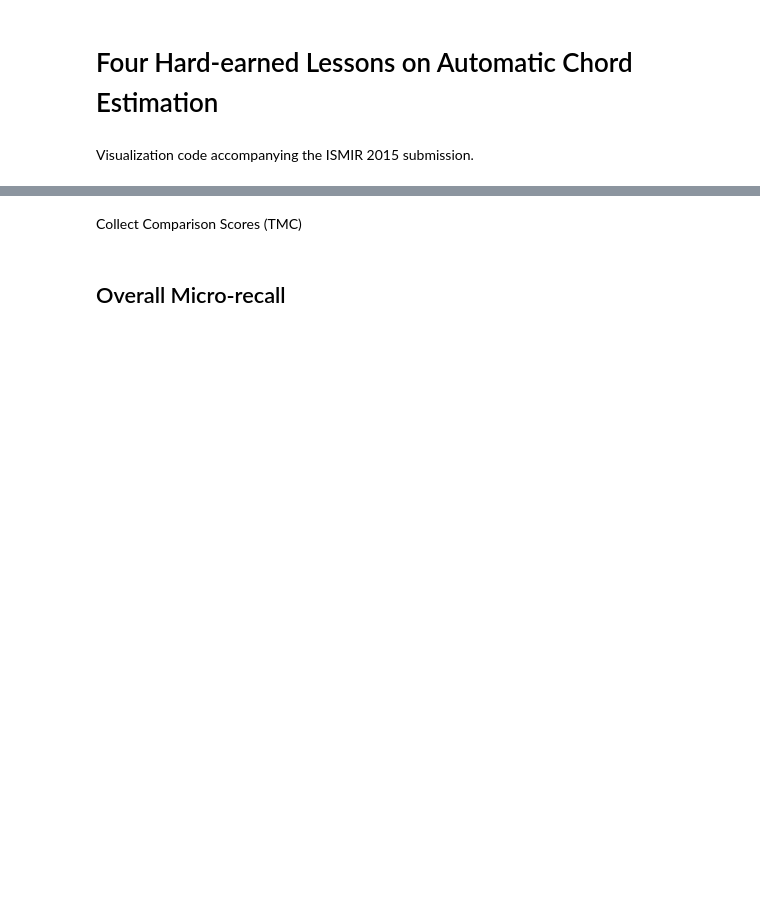
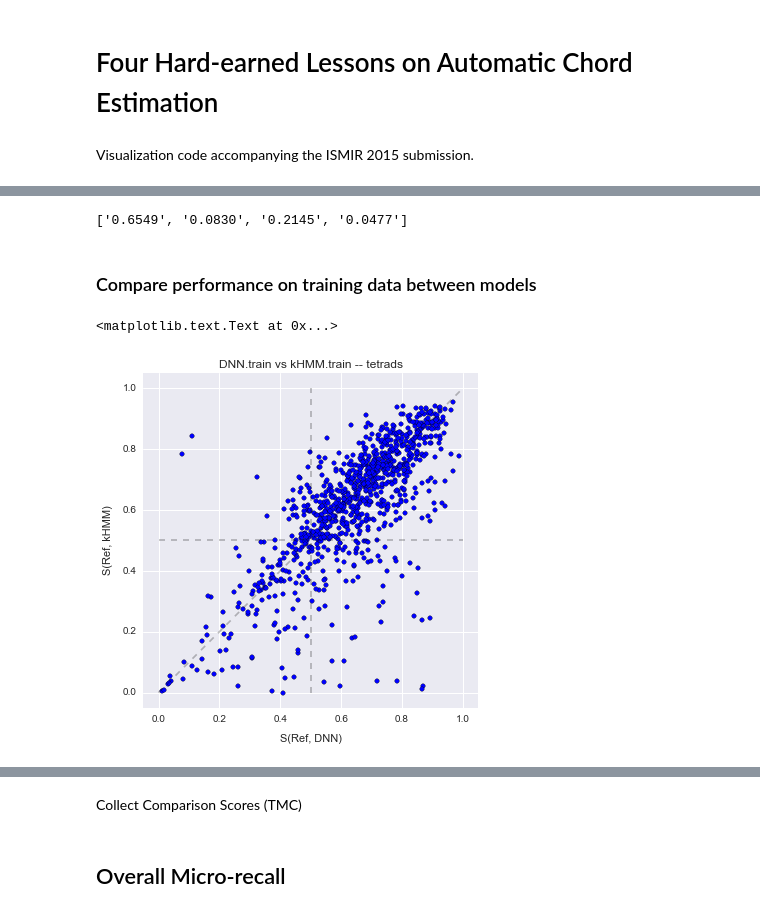
Before and after one commit to ejhumphrey/ace-lessons, a Jupyter notebook: experiments.ipynb, the cells around one changed output, grey strips where cells are left out. Cells and saved outputs as stored; diff of their text form; code cells hidden in the pictures; blank space fills up the shorter version.

```diff
--- a/experiments.ipynb
+++ b/experiments.ipynb
@@ -65,0 +56,3 @@ for si, s in enumerate(splits):
+# %%
+# Training fold 0
+all_DNN_trains[0].sort(columns=['root', 'thirds'])[:10]
@@ -65,0 +94,3 @@ for si, s in enumerate(splits):
+# %%
+# Training fold 0
+all_kHMM_trains[0].sort(columns=['root', 'thirds'])[:10]
@@ -65,0 +131,12 @@ for si, s in enumerate(splits):
+# %%
+quad1_idx = (X > 0.5) & (Y > 0.5)
+quad2_idx = (X < 0.5) & (Y > 0.5)
+quad3_idx = (X < 0.5) & (Y < 0.5)
+quad4_idx = (X > 0.5) & (Y < 0.5)
+
+print(["{0:0.4f}".format(sum(i)/float(len(X)))
+       for i in quad1_idx, quad2_idx, quad3_idx, quad4_idx])
+# %% [output]
+['0.6549', '0.0830', '0.2145', '0.0477']
+# %% [markdown]
+### Compare performance on training data between models
@@ -65,0 +146,10 @@ for si, s in enumerate(splits):
+# %%
+metric = 'tetrads'
+X, Y = all_DNN_trains[0][metric], all_kHMM_trains[0][metric]
+ax = viz.trackwise_scatter(X, Y, figsize=(6, 6))
+ax.set_title("DNN.train vs kHMM.train -- {0}".format(metric))
+ax.set_xlabel("S(Ref, DNN)")
+ax.set_ylabel("S(Ref, kHMM)")
+# %% [output]
+<matplotlib.text.Text at 0x...>
+[figure, added]
```
Also changed, not shown: parts of 45 cells of this notebook.
